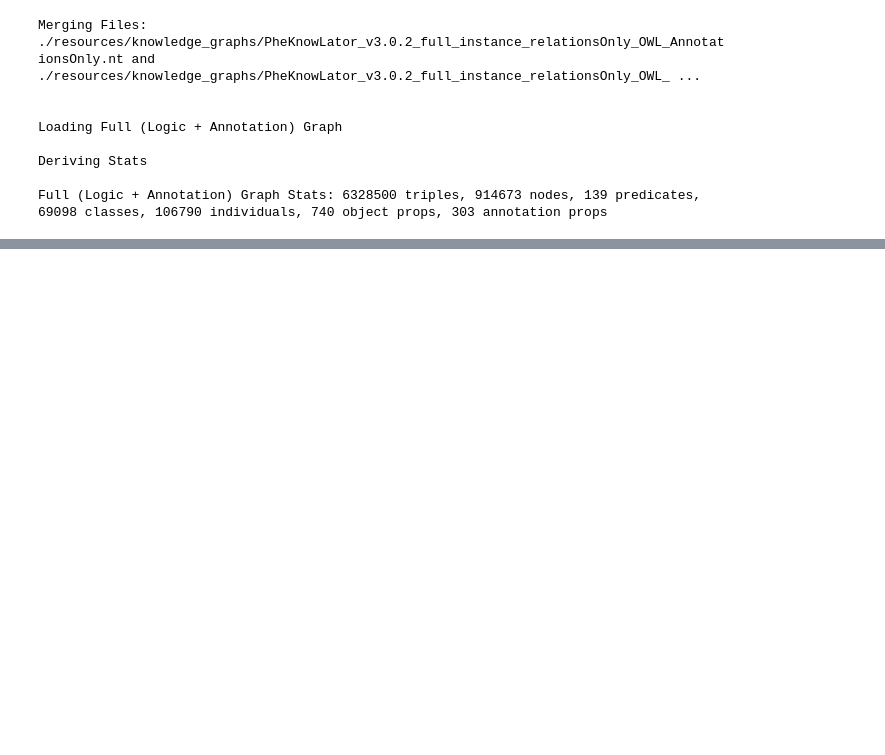
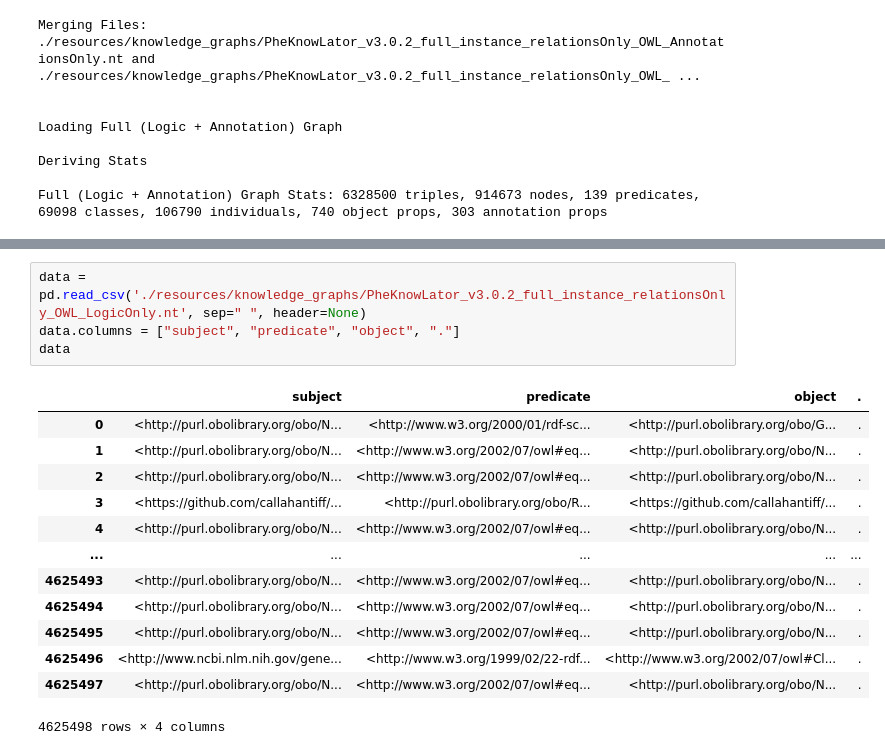
Before and after one commit to emanuelecavalleri/testRNA-KG, a Jupyter notebook: main.ipynb, the cells around one changed output, grey strips where cells are left out. Saved outputs shown, nothing was run; the diff lists cells and outputs as text; blank space fills up the shorter version.

```diff
--- a/main.ipynb
+++ b/main.ipynb
@@ -402,0 +394,18 @@ Full (Logic + Annotation) Graph Stats: 6328500 triples, 914673 nodes, 139 predic
+# %%
+data = pd.read_csv('./resources/knowledge_graphs/PheKnowLator_v3.0.2_full_instance_relationsOnly_OWL_LogicOnly.nt', sep=" ", header=None)
+data.columns = ["subject", "predicate", "object", "."]
+data
+# %% [output]
+|  | subject | predicate | object | . |
+| 0 | <http://purl.obolibrary.org/obo/N... | <http://www.w3.org/2000/01/rdf-sc... | <http://purl.obolibrary.org/obo/G... | . |
+| 1 | <http://purl.obolibrary.org/obo/N... | <http://www.w3.org/2002/07/owl#eq... | <http://purl.obolibrary.org/obo/N... | . |
+| 2 | <http://purl.obolibrary.org/obo/N... | <http://www.w3.org/2002/07/owl#eq... | <http://purl.obolibrary.org/obo/N... | . |
+| 3 | <https://github.com/callahantiff/... | <http://purl.obolibrary.org/obo/R... | <https://github.com/callahantiff/... | . |
+| 4 | <http://purl.obolibrary.org/obo/N... | <http://www.w3.org/2002/07/owl#eq... | <http://purl.obolibrary.org/obo/N... | . |
+| ... | ... | ... | ... | ... |
+| 4625493 | <http://purl.obolibrary.org/obo/N... | <http://www.w3.org/2002/07/owl#eq... | <http://purl.obolibrary.org/obo/N... | . |
+| 4625494 | <http://purl.obolibrary.org/obo/N... | <http://www.w3.org/2002/07/owl#eq... | <http://purl.obolibrary.org/obo/N... | . |
+| 4625495 | <http://purl.obolibrary.org/obo/N... | <http://www.w3.org/2002/07/owl#eq... | <http://purl.obolibrary.org/obo/N... | . |
+| 4625496 | <http://www.ncbi.nlm.nih.gov/gene... | <http://www.w3.org/1999/02/22-rdf... | <http://www.w3.org/2002/07/owl#Cl... | . |
+| 4625497 | <http://purl.obolibrary.org/obo/N... | <http://www.w3.org/2002/07/owl#eq... | <http://purl.obolibrary.org/obo/N... | . |
+4625498 rows × 4 columns
```
Also changed, not shown: parts of 28 cells of this notebook.
